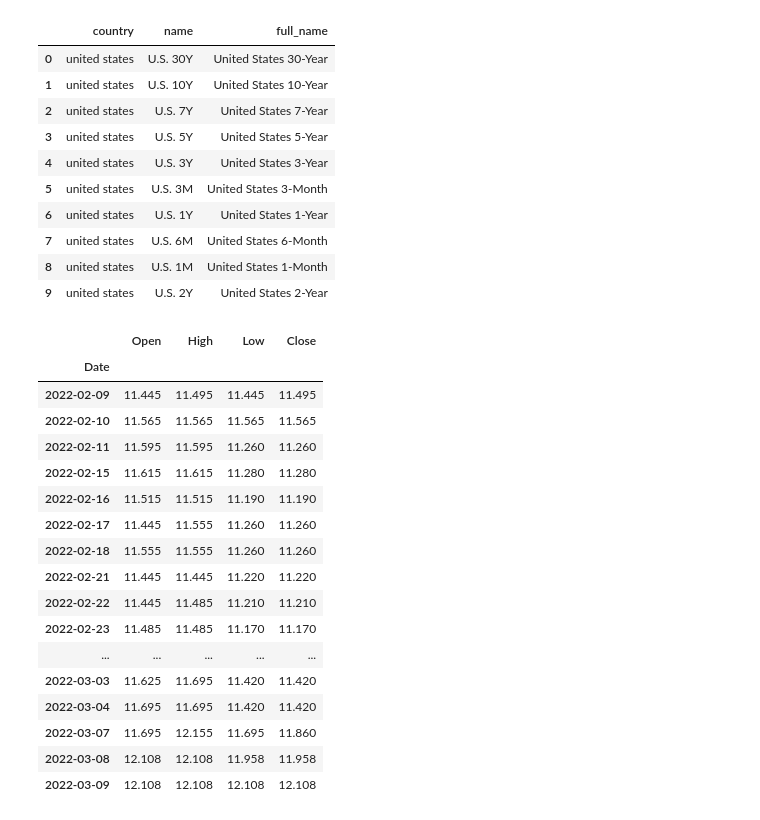
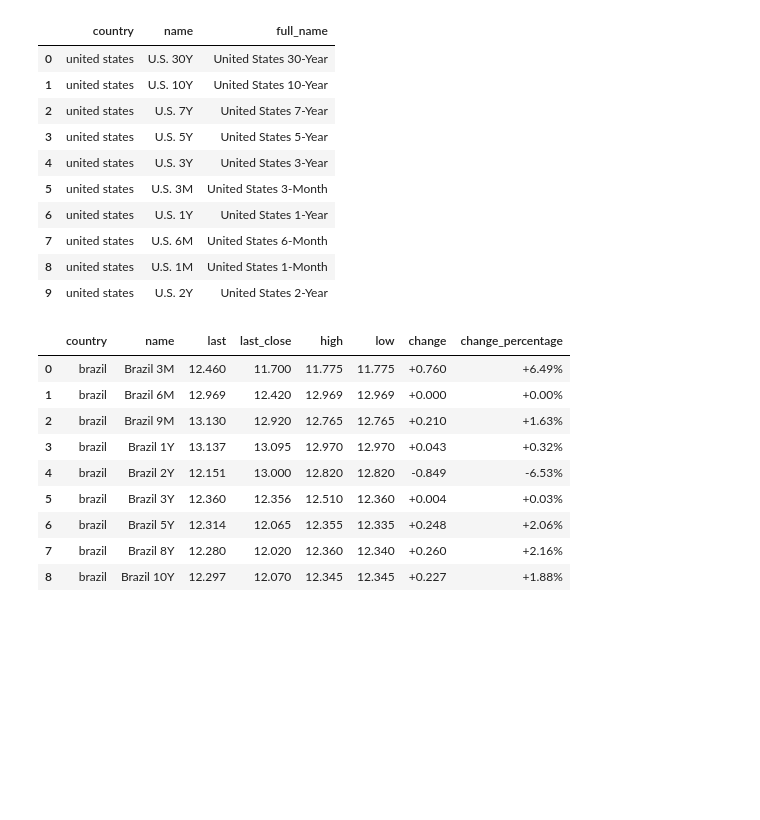
Before and after one commit to Edu-Moreira/Estudos-de-Python, a Jupyter notebook: Curva_de_Juros.ipynb, the cells around one changed output. Saved outputs shown, nothing was run; the diff lists cells and outputs as text; code cells hidden in the pictures; blank space fills up the shorter version.

```diff
--- a/Curva_de_Juros.ipynb
+++ b/Curva_de_Juros.ipynb
@@ -40,29 +37,20 @@ inv.get_bonds('united states')
 | 7 | united states | U.S. 6M | United States 6-Month |
 | 8 | united states | U.S. 1M | United States 1-Month |
 | 9 | united states | U.S. 2Y | United States 2-Year |
-# %%
-inv.get_bond_recent_data('Brazil 10Y')
-# %% [output]
-|  | Open | High | Low | Close |
-| Date |  |  |  |  |
-| 2022-02-09 | 11.445 | 11.495 | 11.445 | 11.495 |
-| 2022-02-10 | 11.565 | 11.565 | 11.565 | 11.565 |
-| 2022-02-11 | 11.595 | 11.595 | 11.260 | 11.260 |
-| 2022-02-15 | 11.615 | 11.615 | 11.280 | 11.280 |
-| 2022-02-16 | 11.515 | 11.515 | 11.190 | 11.190 |
-| 2022-02-17 | 11.445 | 11.555 | 11.260 | 11.260 |
-| 2022-02-18 | 11.555 | 11.555 | 11.260 | 11.260 |
-| 2022-02-21 | 11.445 | 11.445 | 11.220 | 11.220 |
-| 2022-02-22 | 11.445 | 11.485 | 11.210 | 11.210 |
-| 2022-02-23 | 11.485 | 11.485 | 11.170 | 11.170 |
-| ... | ... | ... | ... | ... |
-| 2022-03-03 | 11.625 | 11.695 | 11.420 | 11.420 |
-| 2022-03-04 | 11.695 | 11.695 | 11.420 | 11.420 |
-| 2022-03-07 | 11.695 | 12.155 | 11.695 | 11.860 |
-| 2022-03-08 | 12.108 | 12.108 | 11.958 | 11.958 |
-| 2022-03-09 | 12.108 | 12.108 | 12.108 | 12.108 |
 # %%
 juros  = inv.get_bonds_overview('brazil')
+juros
+# %% [output]
+|  | country | name | last | last_close | high | low | change | change_percentage |
+| 0 | brazil | Brazil 3M | 12.460 | 11.700 | 11.775 | 11.775 | +0.760 | +6.49% |
+| 1 | brazil | Brazil 6M | 12.969 | 12.420 | 12.969 | 12.969 | +0.000 | +0.00% |
+| 2 | brazil | Brazil 9M | 13.130 | 12.920 | 12.765 | 12.765 | +0.210 | +1.63% |
+| 3 | brazil | Brazil 1Y | 13.137 | 13.095 | 12.970 | 12.970 | +0.043 | +0.32% |
+| 4 | brazil | Brazil 2Y | 12.151 | 13.000 | 12.820 | 12.820 | -0.849 | -6.53% |
+| 5 | brazil | Brazil 3Y | 12.360 | 12.356 | 12.510 | 12.360 | +0.004 | +0.03% |
+| 6 | brazil | Brazil 5Y | 12.314 | 12.065 | 12.355 | 12.335 | +0.248 | +2.06% |
+| 7 | brazil | Brazil 8Y | 12.280 | 12.020 | 12.360 | 12.340 | +0.260 | +2.16% |
+| 8 | brazil | Brazil 10Y | 12.297 | 12.070 | 12.345 | 12.345 | +0.227 | +1.88% |
 # %%
 juros['last'].iloc[0]-juros['last'].tail(1)
 # %% [output]
```
Also changed, not shown: parts of 7 cells of this notebook.
